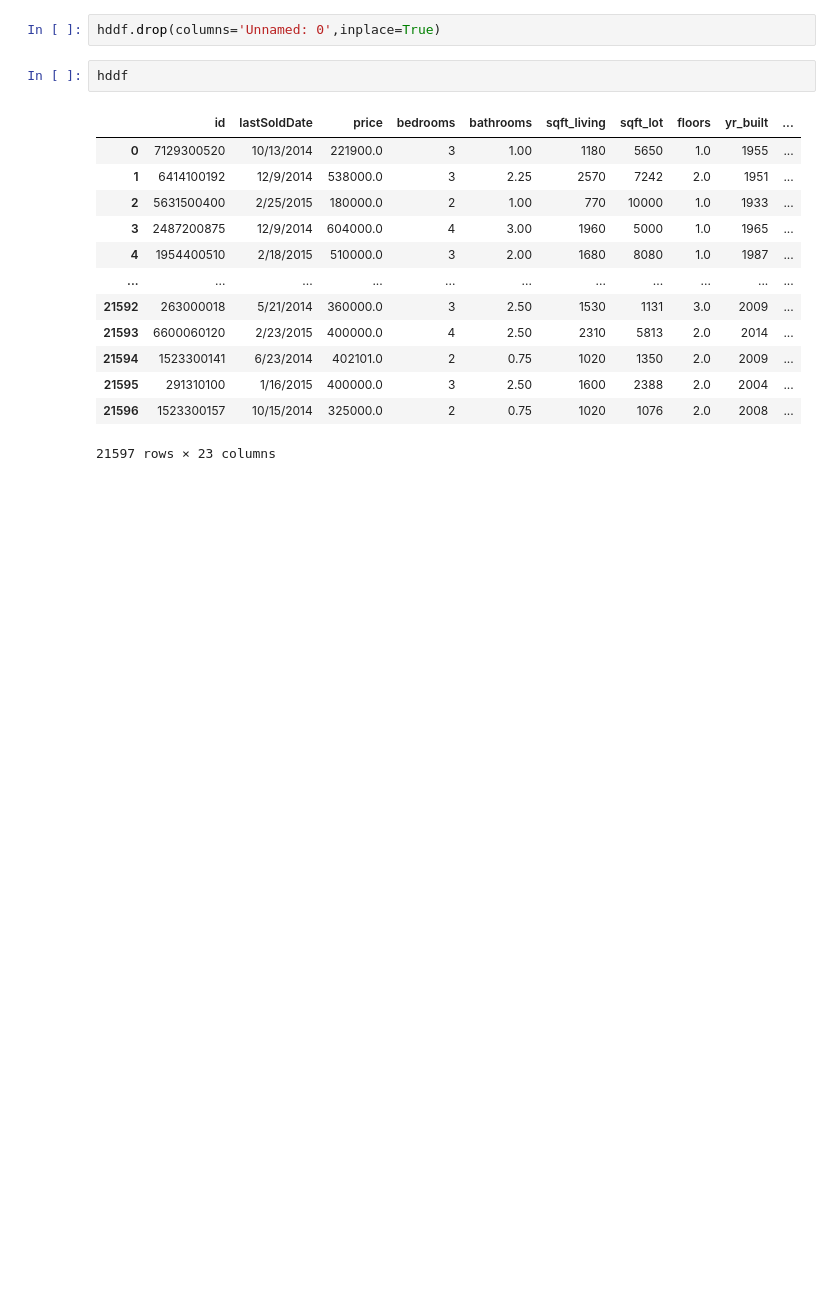
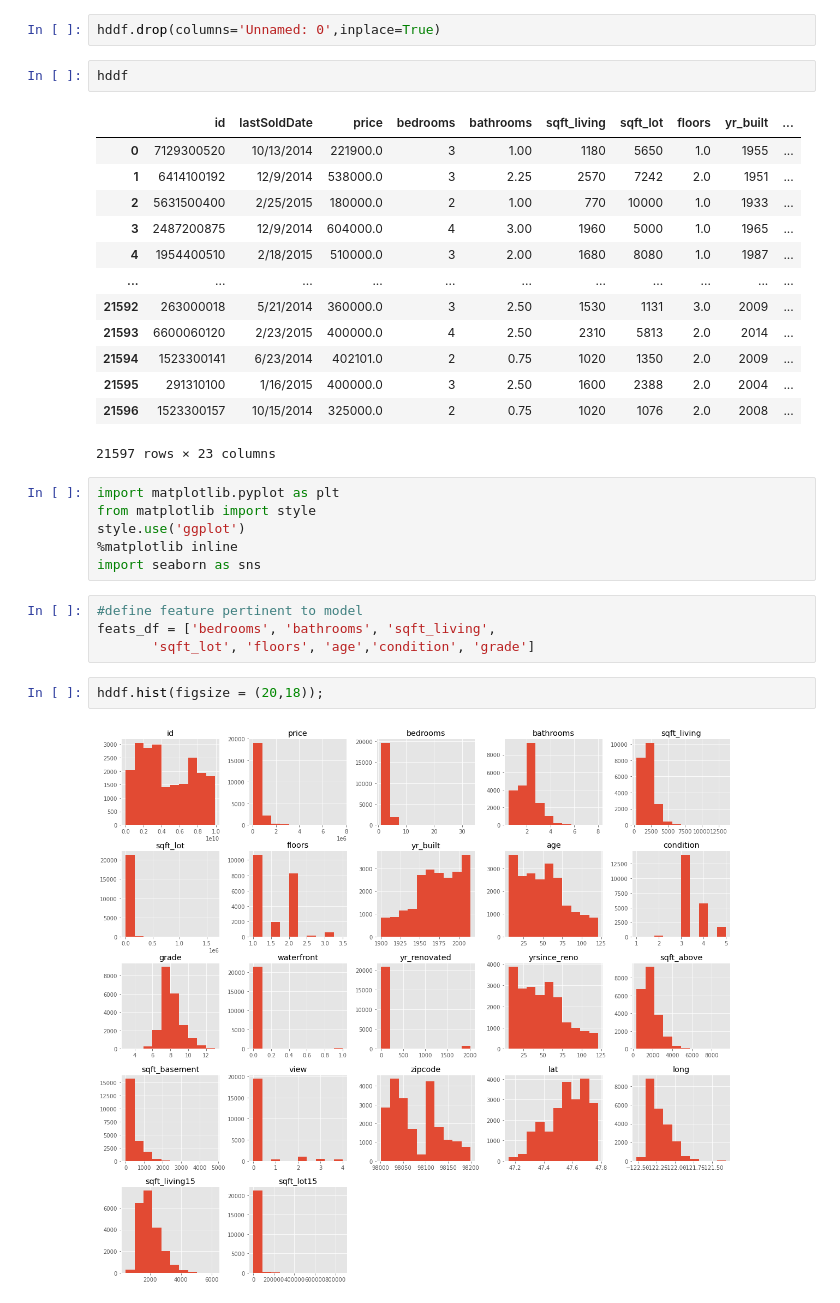
Before and after one commit to SunTzuLombardi/HomeRegression, a Jupyter notebook: HomeRegression.ipynb, the cells around one changed output. Saved outputs shown, nothing was run; the diff lists cells and outputs as text; blank space fills up the shorter version.

```diff
--- a/HomeRegression.ipynb
+++ b/HomeRegression.ipynb
@@ -429,3 +429,17 @@ hddf
 | 21595 | 291310100 | 1/16/2015 | 400000.0 | 3 | 2.50 | 1600 | 2388 | 2.0 | 2004 | ... |
 | 21596 | 1523300157 | 10/15/2014 | 325000.0 | 2 | 0.75 | 1020 | 1076 | 2.0 | 2008 | ... |
 21597 rows × 23 columns
+# %%
+import matplotlib.pyplot as plt
+from matplotlib import style
+style.use('ggplot')
+%matplotlib inline
+import seaborn as sns
+# %%
+#define feature pertinent to model
+feats_df = ['bedrooms', 'bathrooms', 'sqft_living',
+       'sqft_lot', 'floors', 'age','condition', 'grade']
+# %%
+hddf.hist(figsize = (20,18));
+# %% [output]
+[figure, added]
```
Also changed, not shown: parts of 14 cells of this notebook.
